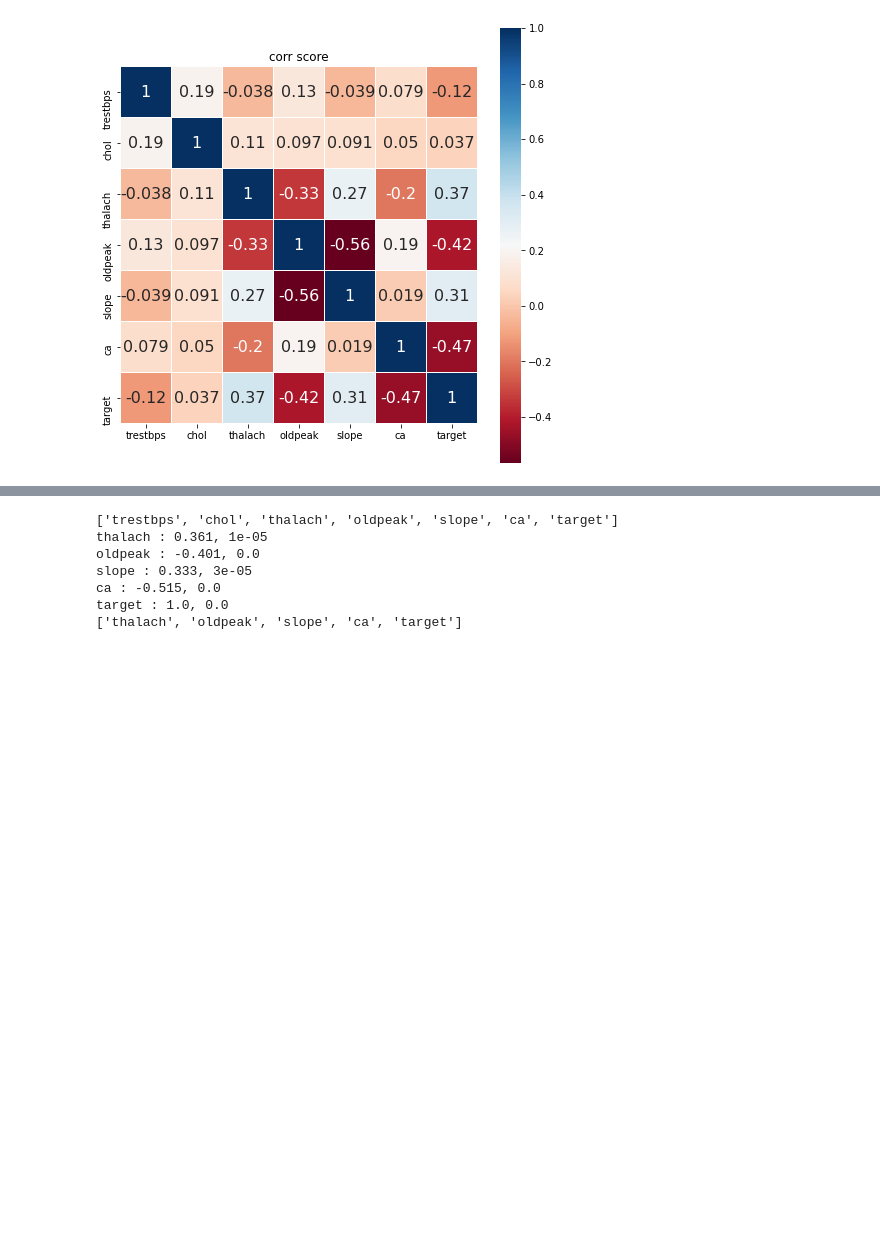
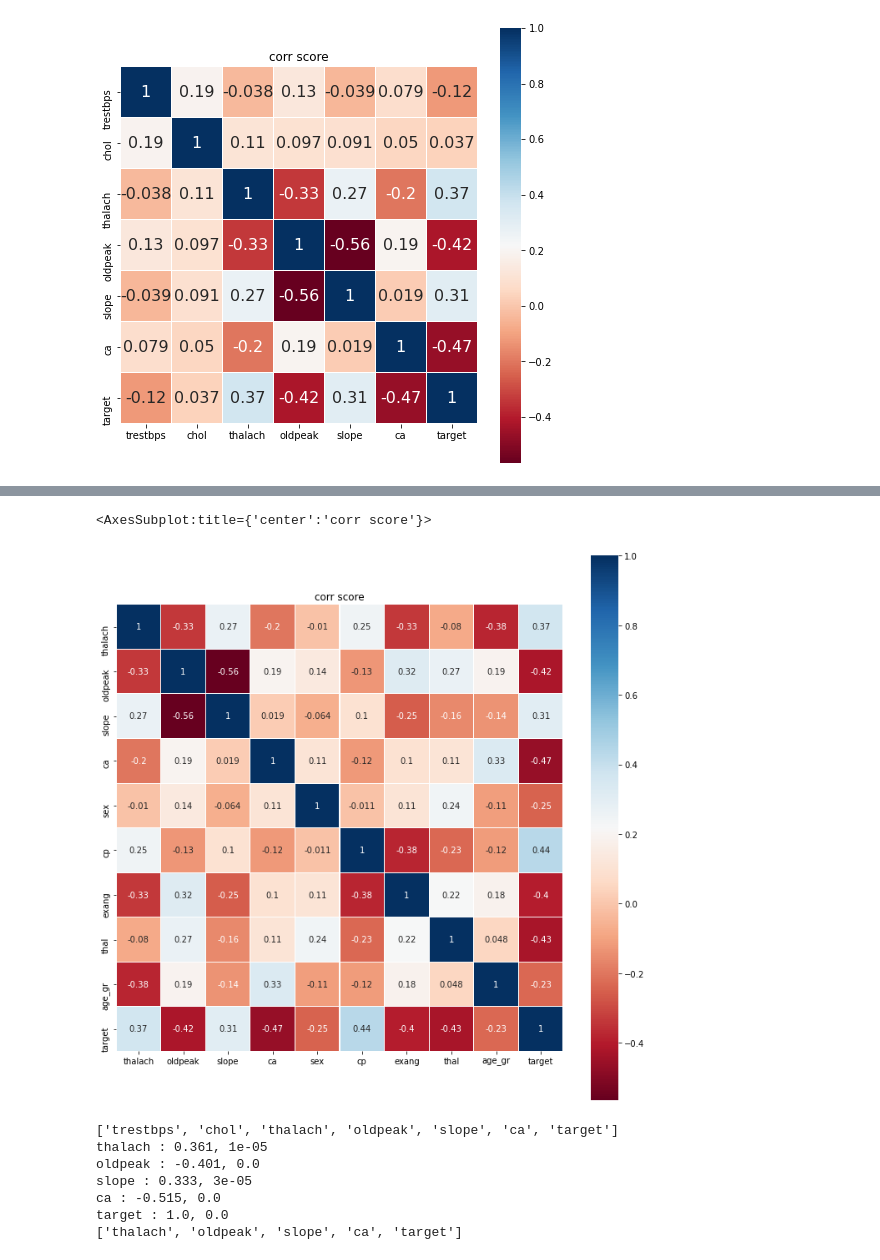
Before and after one commit to Jeong-Beom/TIL, a Jupyter notebook: Self-Study/복습 및 자습/DACON/심장 질환 예측 경진대회(Basic)/EDA.ipynb, the cells around one changed output, grey strips where cells are left out. Drawn from its saved outputs; the diff is of its cells as text; code cells hidden in the pictures; blank space fills up the shorter version.

```diff
--- a/Self-Study/복습 및 자습/DACON/심장 질환 예측 경진대회(Basic)/EDA.ipynb
+++ b/Self-Study/복습 및 자습/DACON/심장 질환 예측 경진대회(Basic)/EDA.ipynb
@@ -147,3 +160,6 @@ sns.heatmap(df_train_eda01.corr(), linewidth = 0.1, vmax = 1.0, square = True, \
 # %% [output]
 <AxesSubplot:title={'center':'corr score'}>
 [figure]
+# %%
+val_list3 = ['thalach', 'oldpeak', 'slope', 'ca', 'sex', 'cp', 'exang', 'thal', 'age_gr', 'target']
+df_train_eda02 = df_train[val_list3]
@@ -150,3 +179,21 @@ sns.heatmap(df_train_eda01.corr(), linewidth = 0.1, vmax = 1.0, square = True, \
+# %%
+# 연관성이 없는 변수들 제거한 후 전체변수 시각화
+colormap = plt.cm.RdBu
+plt.figure(figsize = (12, 12))
+plt.title('corr score')
+sns.heatmap(df_train_eda02.corr(), linewidth = 0.1, vmax = 1.0, square = True, \
+            cmap = colormap, linecolor = 'white', annot = True, annot_kws = {'size' : 10})
+# 서로 연관성이 있는 변수들
+# thalach : oldpeak, slope, exang, age_gr
+# oldpeak : thalach, slope, exang, thal
+# slope : oldpeak, thalach, exang
+# ca : age_gr / sex : 딱히 없음
+# cp : exang, thal, thalach / exang : cp, thalach, slope
+# thal : age_gr, oldpeak, sex, cp, exang
+# 변수로 사용한 리스트 추론 : ca, cp, thal, oldpeak, sex, age_gr
+# %% [output]
+<AxesSubplot:title={'center':'corr score'}>
+[figure, added]
 # %%
 # target을 순위변수로 보았을때
 # 스피어만 상관계수 분석 실시
```
Also changed, not shown: parts of 3 cells of this notebook, 2 other files.
